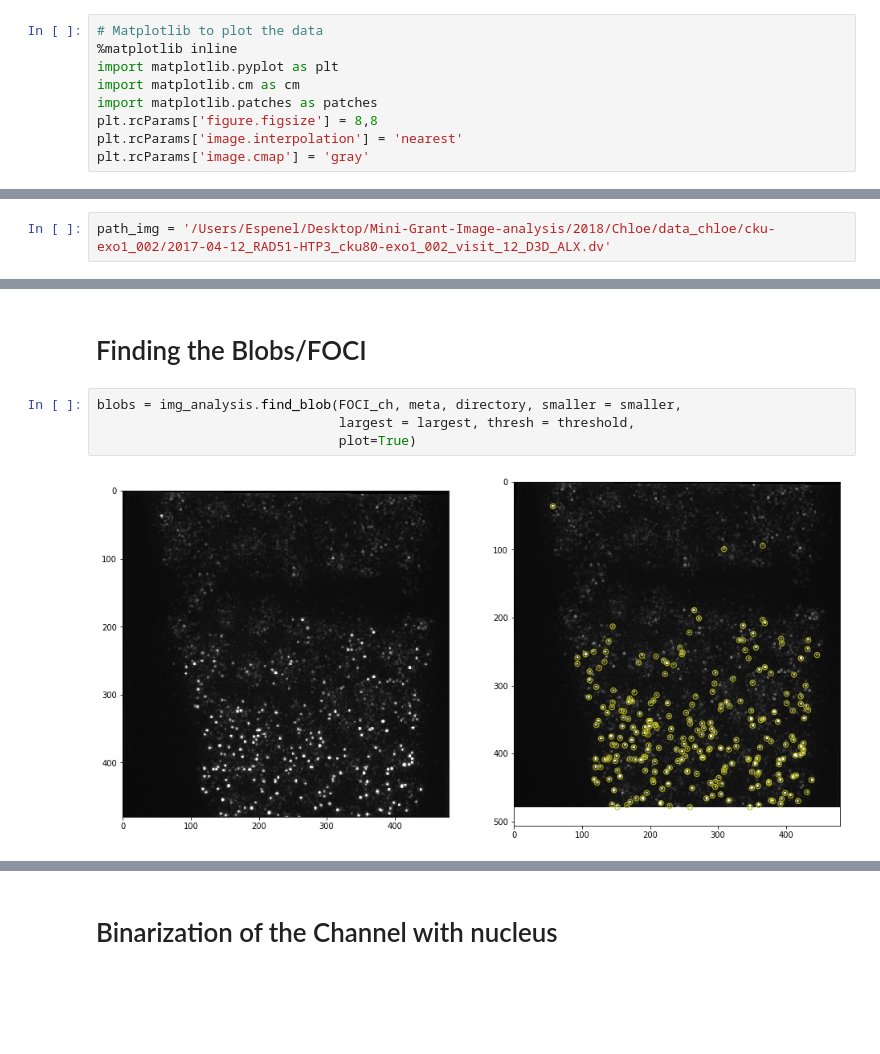
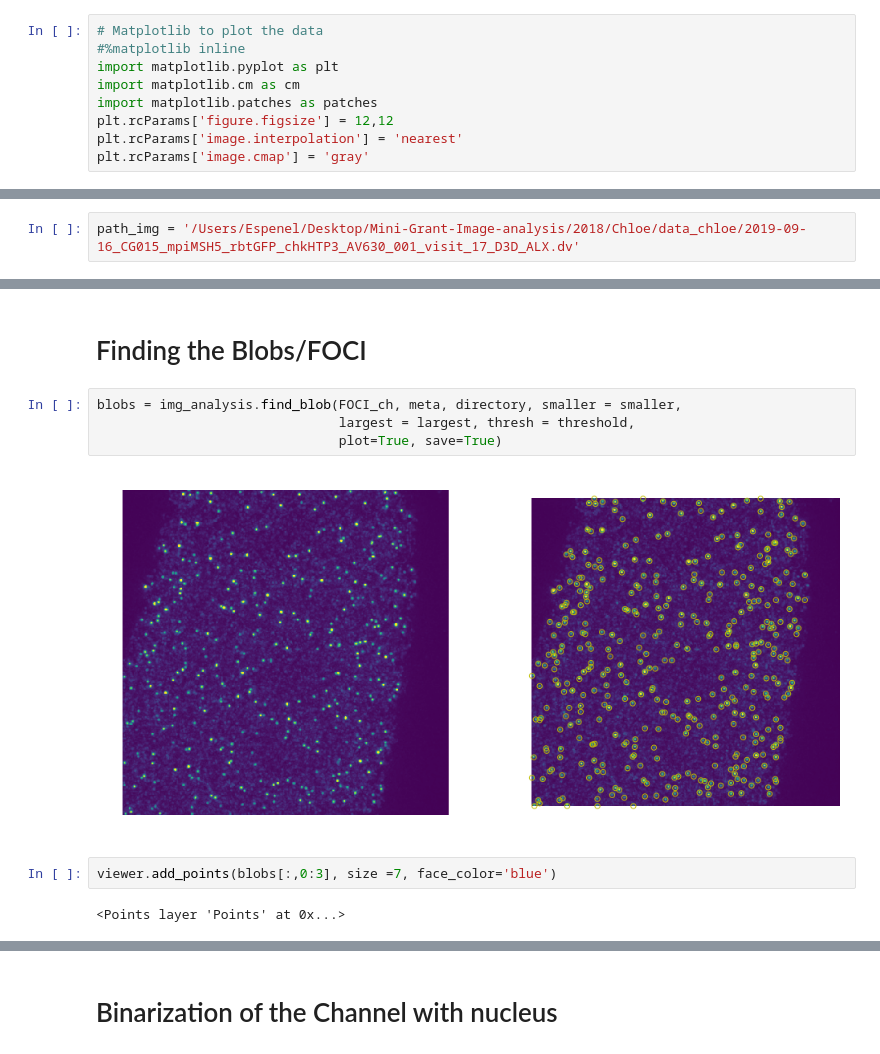
Before and after one commit to bioimage-analysis/Chloe_Chromosome_detection, a Jupyter notebook: notebook/analysis_data_Chloe.ipynb, the cells around one changed output, grey strips where cells are left out. Cells and saved outputs as stored; diff of their text form; blank space fills up the shorter version.

```diff
--- a/notebook/analysis_data_Chloe.ipynb
+++ b/notebook/analysis_data_Chloe.ipynb
@@ -18,10 +20,10 @@ import warnings
 warnings.filterwarnings('ignore')
 # %%
 # Matplotlib to plot the data
-%matplotlib inline
+#%matplotlib inline
 import matplotlib.pyplot as plt
 import matplotlib.cm as cm
 import matplotlib.patches as patches
-plt.rcParams['figure.figsize'] = 8,8
+plt.rcParams['figure.figsize'] = 12,12
 plt.rcParams['image.interpolation'] = 'nearest'
 plt.rcParams['image.cmap'] = 'gray'
@@ -73,6 +75,6 @@ Polyfit may be poorly conditioned
 # %% [markdown]
 ### In the path_img you can enter the name of your specific image "/....dv"
 # %%
-path_img = '/Users/Espenel/Desktop/Mini-Grant-Image-analysis/2018/Chloe/data_chloe/cku-exo1_002/2017-04-12_RAD51-HTP3_cku80-exo1_002_visit_12_D3D_ALX.dv'
+path_img = '/Users/Espenel/Desktop/Mini-Grant-Image-analysis/2018/Chloe/data_chloe/2019-09-16_CG015_mpiMSH5_rbtGFP_chkHTP3_AV630_001_visit_17_D3D_ALX.dv'
 # %%
 image, meta, directory = load_data.load_bioformats(path_img)
@@ -136,6 +324,10 @@ interactive(children=(IntSlider(value=100, description='pos', max=479), Dropdown
 # %%
 blobs = img_analysis.find_blob(FOCI_ch, meta, directory, smaller = smaller,
                                largest = largest, thresh = threshold,
-                               plot=True)
+                               plot=True, save=True)
 # %% [output]
-[figure, old version]
+[figure, new version]
+# %%
+viewer.add_points(blobs[:,0:3], size =7, face_color='blue')
+# %% [output]
+<Points layer 'Points' at 0x...>
```
Also changed, not shown: parts of 97 cells of this notebook, 6 other files.
